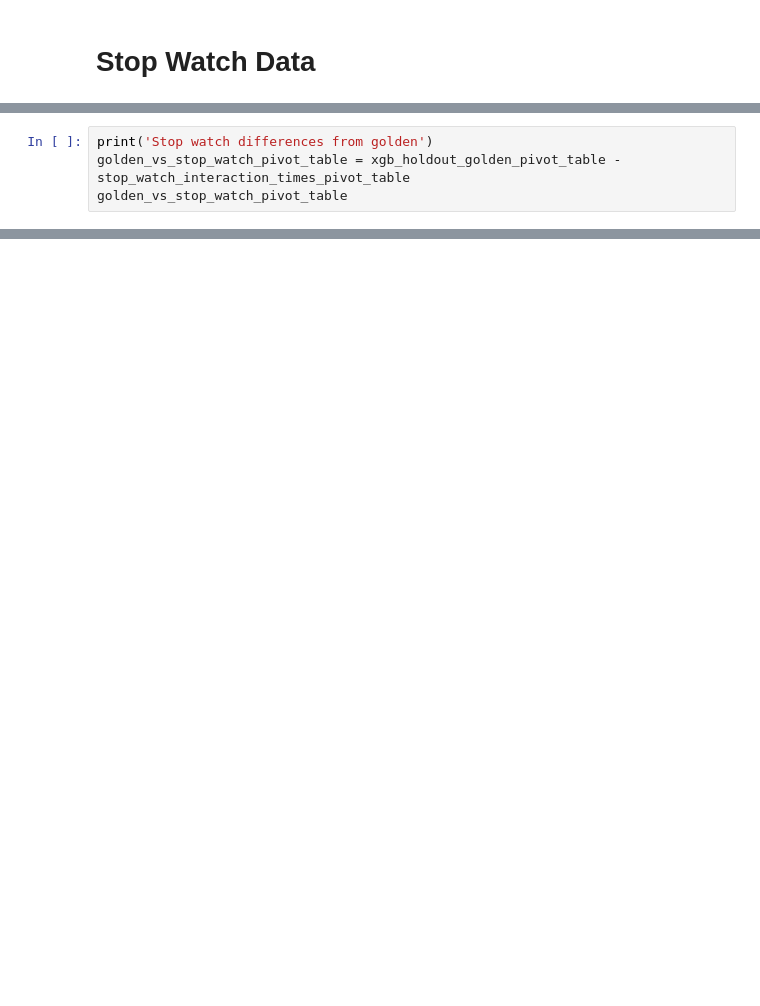
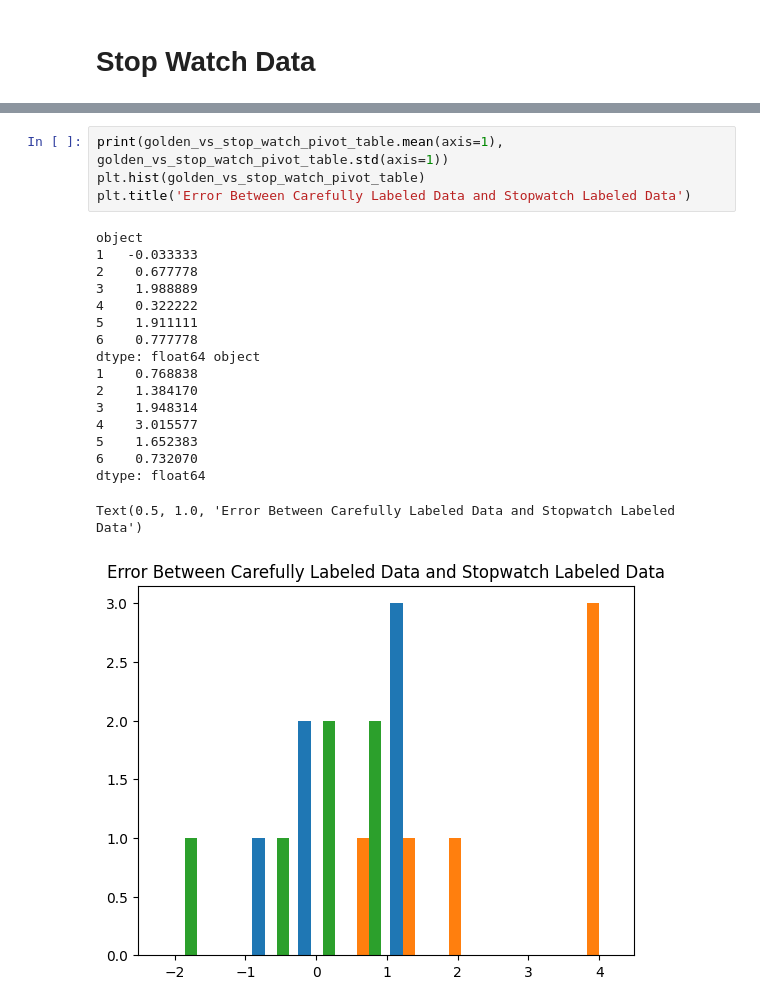
Before and after one commit to HowlandLab/DIBS, a Jupyter notebook: hackathon_sept_2022/October2022-Ilne-paper-analysis.ipynb, the cells around one changed output, grey strips where cells are left out. Saved outputs shown, nothing was run; the diff lists cells and outputs as text; blank space fills up the shorter version.

```diff
--- a/hackathon_sept_2022/October2022-Ilne-paper-analysis.ipynb
+++ b/hackathon_sept_2022/October2022-Ilne-paper-analysis.ipynb
@@ -1373,4 +1342,0 @@ Model differences from golden
-# %%
-print('Stop watch differences from golden')
-golden_vs_stop_watch_pivot_table = xgb_holdout_golden_pivot_table - stop_watch_interaction_times_pivot_table
-golden_vs_stop_watch_pivot_table
@@ -1414,0 +1366,22 @@ Text(0.5, 1.0, 'asdf')
+# %%
+print(golden_vs_stop_watch_pivot_table.mean(axis=1), golden_vs_stop_watch_pivot_table.std(axis=1))
+plt.hist(golden_vs_stop_watch_pivot_table)
+plt.title('Error Between Carefully Labeled Data and Stopwatch Labeled Data')
+# %% [output]
+object
+1   -0.033333
+2    0.677778
+3    1.988889
+4    0.322222
+5    1.911111
+6    0.777778
+dtype: float64 object
+1    0.768838
+2    1.384170
+3    1.948314
+4    3.015577
+5    1.652383
+6    0.732070
+dtype: float64
+Text(0.5, 1.0, 'Error Between Carefully Labeled Data and Stopwatch Labeled Data')
+[figure, added]
```
Also changed, not shown: parts of 25 cells of this notebook.
